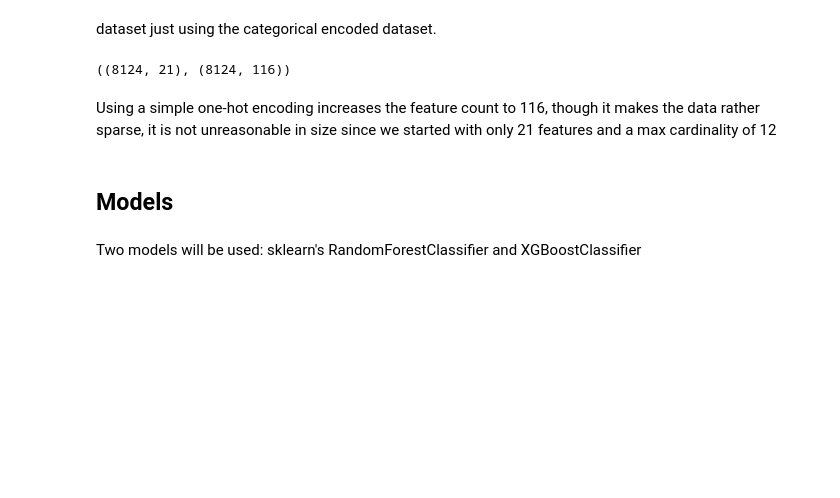
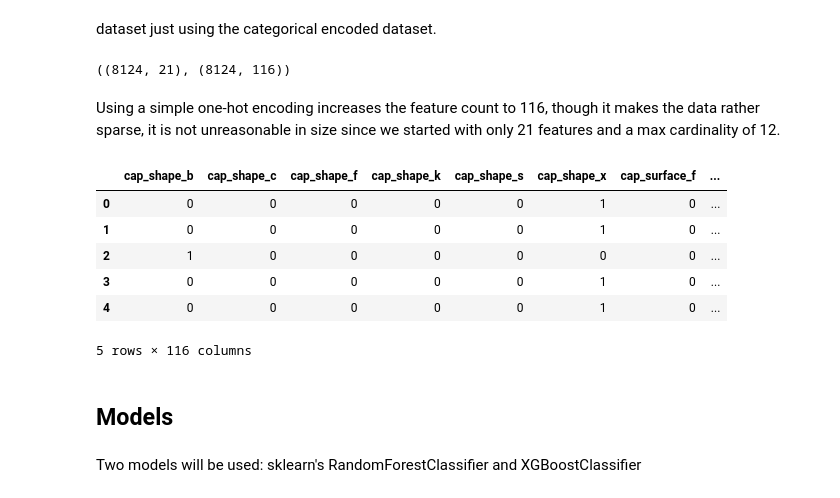
Before and after one commit to Rypo/notebooks, a Jupyter notebook: 7_xgboost_rf_agaricus.ipynb, the cells around one changed output. Cells and saved outputs as stored; diff of their text form; code cells hidden in the pictures; blank space fills up the shorter version.

```diff
--- a/7_xgboost_rf_agaricus.ipynb
+++ b/7_xgboost_rf_agaricus.ipynb
@@ -197,13 +291,23 @@ X_train, X_test, y_train, y_test = train_test_split(X_enc, y, test_size=.20, ran
 # %% [markdown]
 dataset just using the categorical encoded dataset.
 # %%
-Xoh = pd.get_dummies(X)
+Xoh = pd.get_dummies(X, drop_first=False)
 Xoh_train, Xoh_test, yoh_train, yoh_test = train_test_split(Xoh, y, test_size=.20, random_state=RS)
 X.shape,Xoh.shape
 # %% [output]
 ((8124, 21), (8124, 116))
 # %% [markdown]
-Using a simple one-hot encoding increases the feature count to 116, though it makes the data rather sparse, it is not unreasonable in size since we started with only 21 features and a max cardinality of 12
+Using a simple one-hot encoding increases the feature count to 116, though it makes the data rather sparse, it is not unreasonable in size since we started with only 21 features and a max cardinality of 12.
+# %%
+Xoh.head()
+# %% [output]
+|  | cap_shape_b | cap_shape_c | cap_shape_f | cap_shape_k | cap_shape_s | cap_shape_x | cap_surface_f | ... |
+| 0 | 0 | 0 | 0 | 0 | 0 | 1 | 0 | ... |
+| 1 | 0 | 0 | 0 | 0 | 0 | 1 | 0 | ... |
+| 2 | 1 | 0 | 0 | 0 | 0 | 0 | 0 | ... |
+| 3 | 0 | 0 | 0 | 0 | 0 | 1 | 0 | ... |
+| 4 | 0 | 0 | 0 | 0 | 0 | 1 | 0 | ... |
+5 rows × 116 columns
 # %% [markdown]
 ## Models
 # %% [markdown]
```
Also changed, not shown: parts of 28 cells of this notebook.
